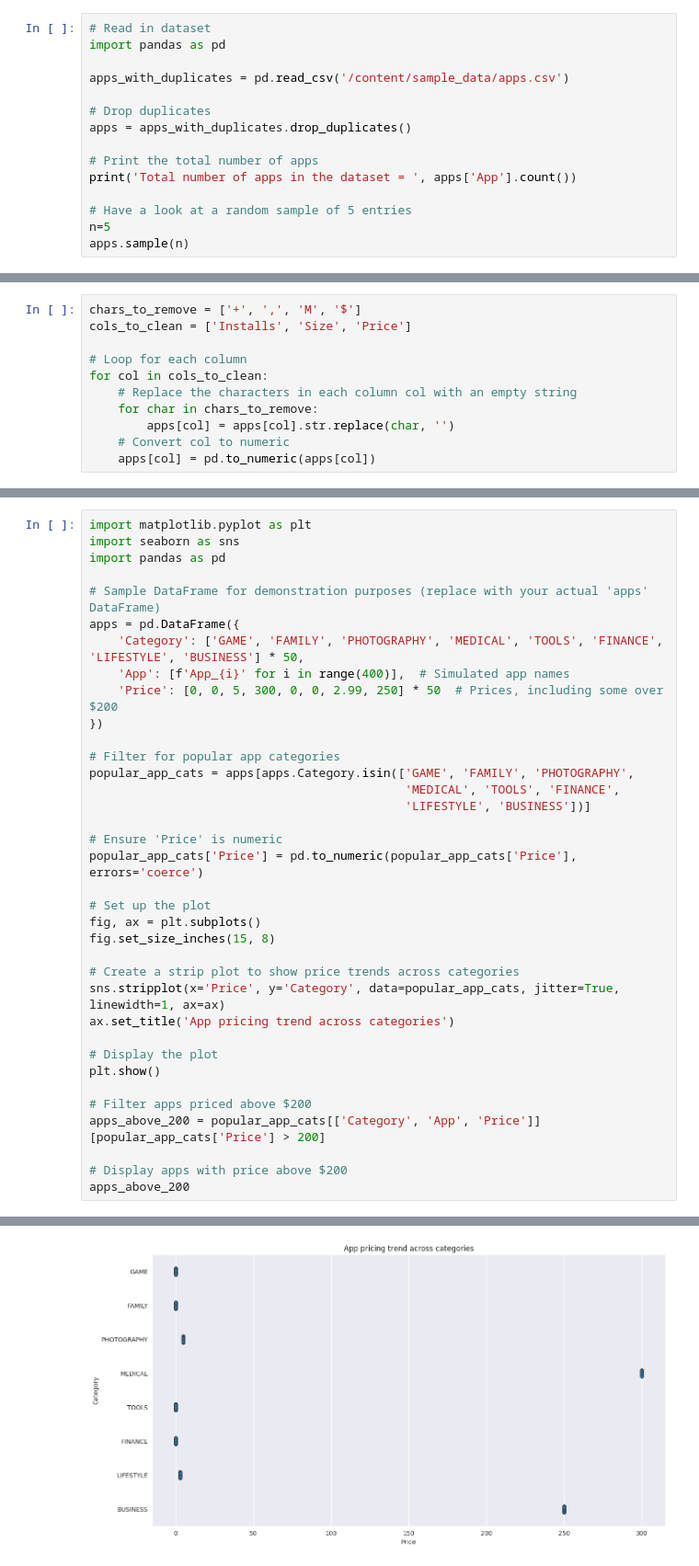
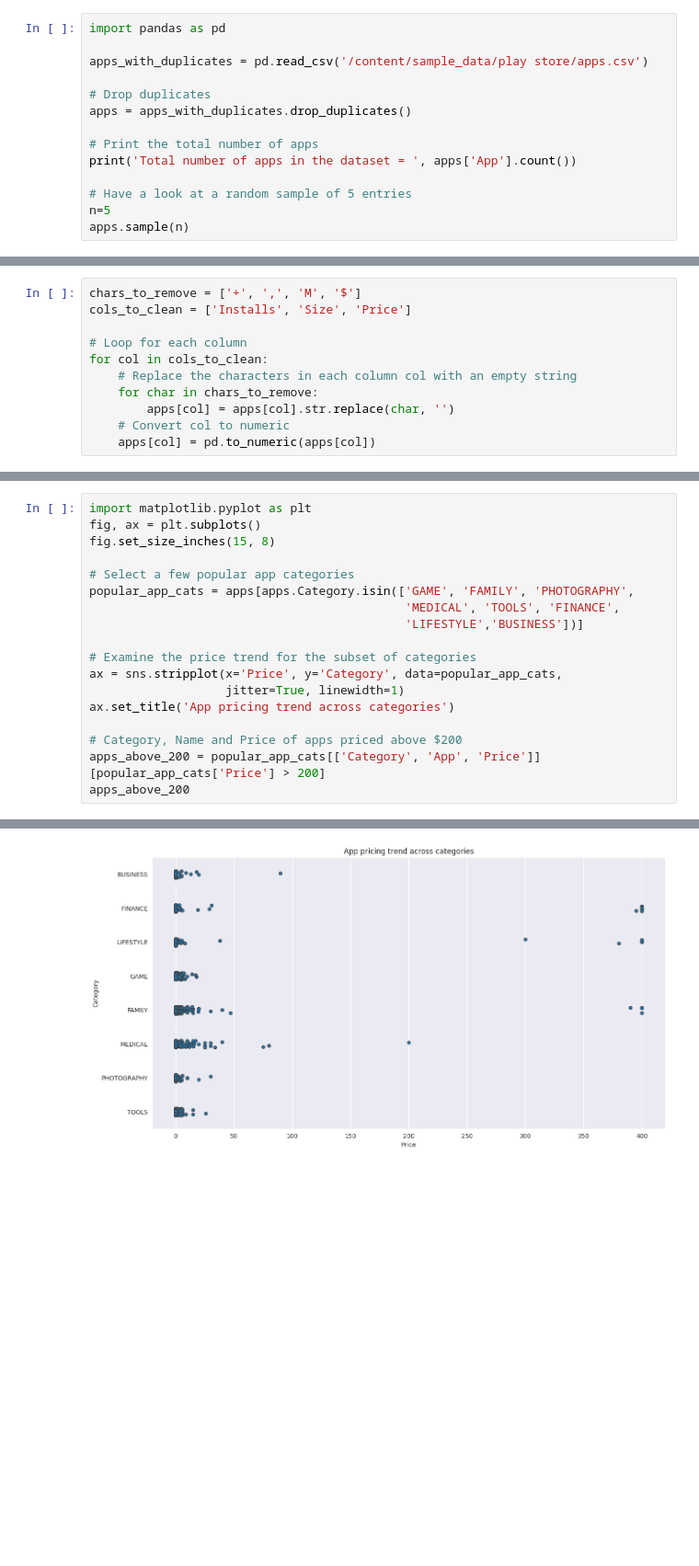
Before and after one commit to srijachalumuri/OIBSIP, a Jupyter notebook: LEVEL_1_PROJECT_4(2).ipynb, the cells around one changed output, grey strips where cells are left out. Shown at 92% size. Saved outputs shown, nothing was run; the diff lists cells and outputs as text; blank space fills up the shorter version.

```diff
--- a/LEVEL_1_PROJECT_4(2).ipynb
+++ b/LEVEL_1_PROJECT_4(2).ipynb
@@ -9,8 +3,7 @@ Let's take a look at the data, which consists of two files:
 # %%
-# Read in dataset
 import pandas as pd
 
-apps_with_duplicates = pd.read_csv('/content/sample_data/apps.csv')
+apps_with_duplicates = pd.read_csv('/content/sample_data/play store/apps.csv')
 
 # Drop duplicates
 apps = apps_with_duplicates.drop_duplicates()
@@ -310,37 +103,19 @@ There are many factors to consider when selecting the right pricing strategy for
 # %%
 import matplotlib.pyplot as plt
-import seaborn as sns
-import pandas as pd
-
-# Sample DataFrame for demonstration purposes (replace with your actual 'apps' DataFrame)
-apps = pd.DataFrame({
-    'Category': ['GAME', 'FAMILY', 'PHOTOGRAPHY', 'MEDICAL', 'TOOLS', 'FINANCE', 'LIFESTYLE', 'BUSINESS'] * 50,
-    'App': [f'App_{i}' for i in range(400)],  # Simulated app names
-    'Price': [0, 0, 5, 300, 0, 0, 2.99, 250] * 50  # Prices, including some over $200
-})
-
-# Filter for popular app categories
-popular_app_cats = apps[apps.Category.isin(['GAME', 'FAMILY', 'PHOTOGRAPHY',
-                                            'MEDICAL', 'TOOLS', 'FINANCE',
-                                            'LIFESTYLE', 'BUSINESS'])]
-
-# Ensure 'Price' is numeric
-popular_app_cats['Price'] = pd.to_numeric(popular_app_cats['Price'], errors='coerce')
-
-# Set up the plot
 fig, ax = plt.subplots()
 fig.set_size_inches(15, 8)
 
-# Create a strip plot to show price trends across categories
-sns.stripplot(x='Price', y='Category', data=popular_app_cats, jitter=True, linewidth=1, ax=ax)
+# Select a few popular app categories
+popular_app_cats = apps[apps.Category.isin(['GAME', 'FAMILY', 'PHOTOGRAPHY',
+                                            'MEDICAL', 'TOOLS', 'FINANCE',
+                                            'LIFESTYLE','BUSINESS'])]
+
+# Examine the price trend for the subset of categories
+ax = sns.stripplot(x='Price', y='Category', data=popular_app_cats,
+                   jitter=True, linewidth=1)
 ax.set_title('App pricing trend across categories')
 
-# Display the plot
-plt.show()
-
-# Filter apps priced above $200
+# Category, Name and Price of apps priced above $200
 apps_above_200 = popular_app_cats[['Category', 'App', 'Price']][popular_app_cats['Price'] > 200]
-
-# Display apps with price above $200
 apps_above_200
 # %% [output]
@@ -347 +140 @@ apps_above_200
-[figure, old version]
+[figure, new version]
```
Also changed, not shown: parts of 33 cells of this notebook.
